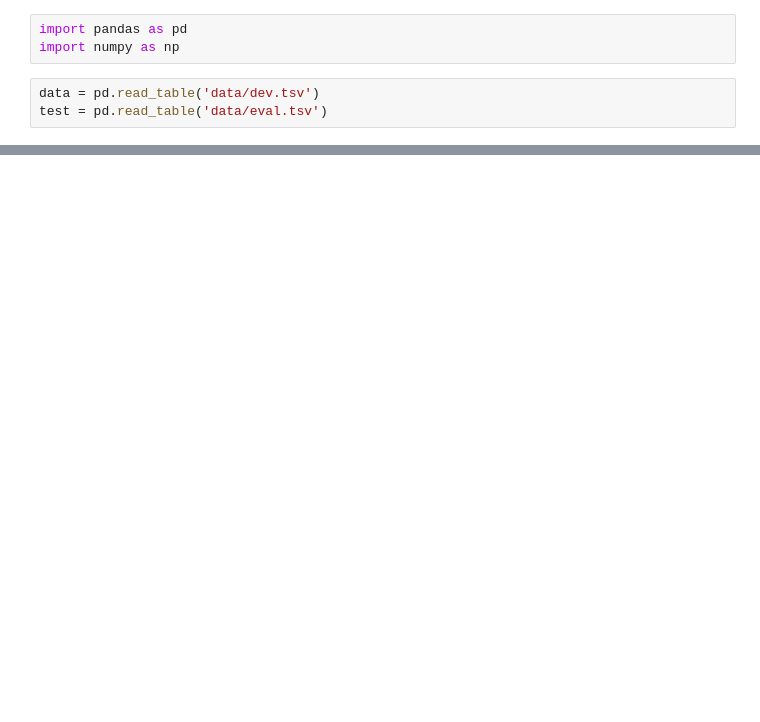
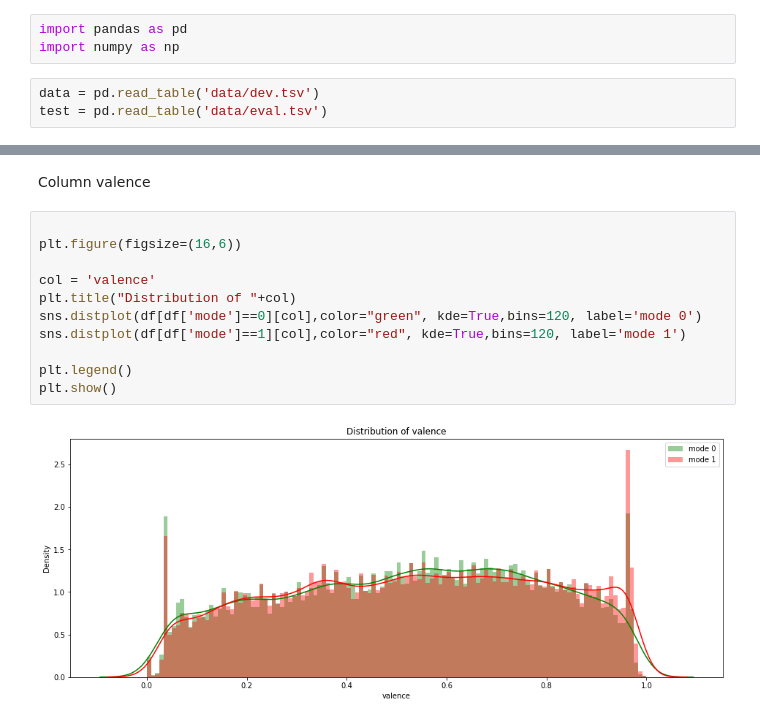
Before and after one commit to omiderfanmanesh/datascience-lab-winter-2021-project, a Jupyter notebook: EDA.ipynb, the cells around one changed output, grey strips where cells are left out. Drawn from its saved outputs; the diff is of its cells as text; blank space fills up the shorter version.

```diff
--- a/EDA.ipynb
+++ b/EDA.ipynb
@@ -36,0 +112,15 @@ df.describe().T
+# %% [markdown]
+Column valence
+# %%
+
+plt.figure(figsize=(16,6))
+
+col = 'valence'
+plt.title("Distribution of "+col)
+sns.distplot(df[df['mode']==0][col],color="green", kde=True,bins=120, label='mode 0')
+sns.distplot(df[df['mode']==1][col],color="red", kde=True,bins=120, label='mode 1')
+
+plt.legend()
+plt.show()
+# %% [output]
+[figure, added]
```
Also changed, not shown: parts of 34 cells of this notebook.
